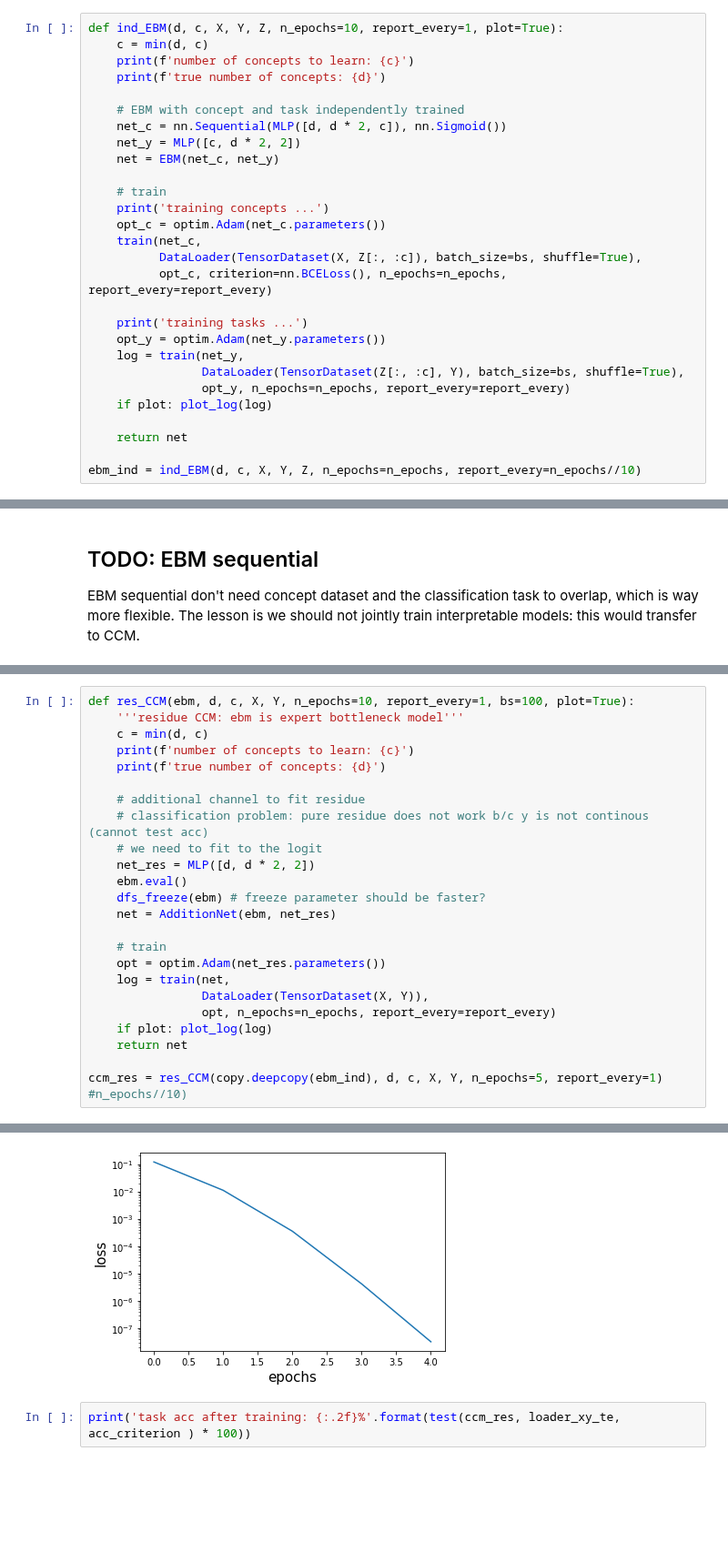
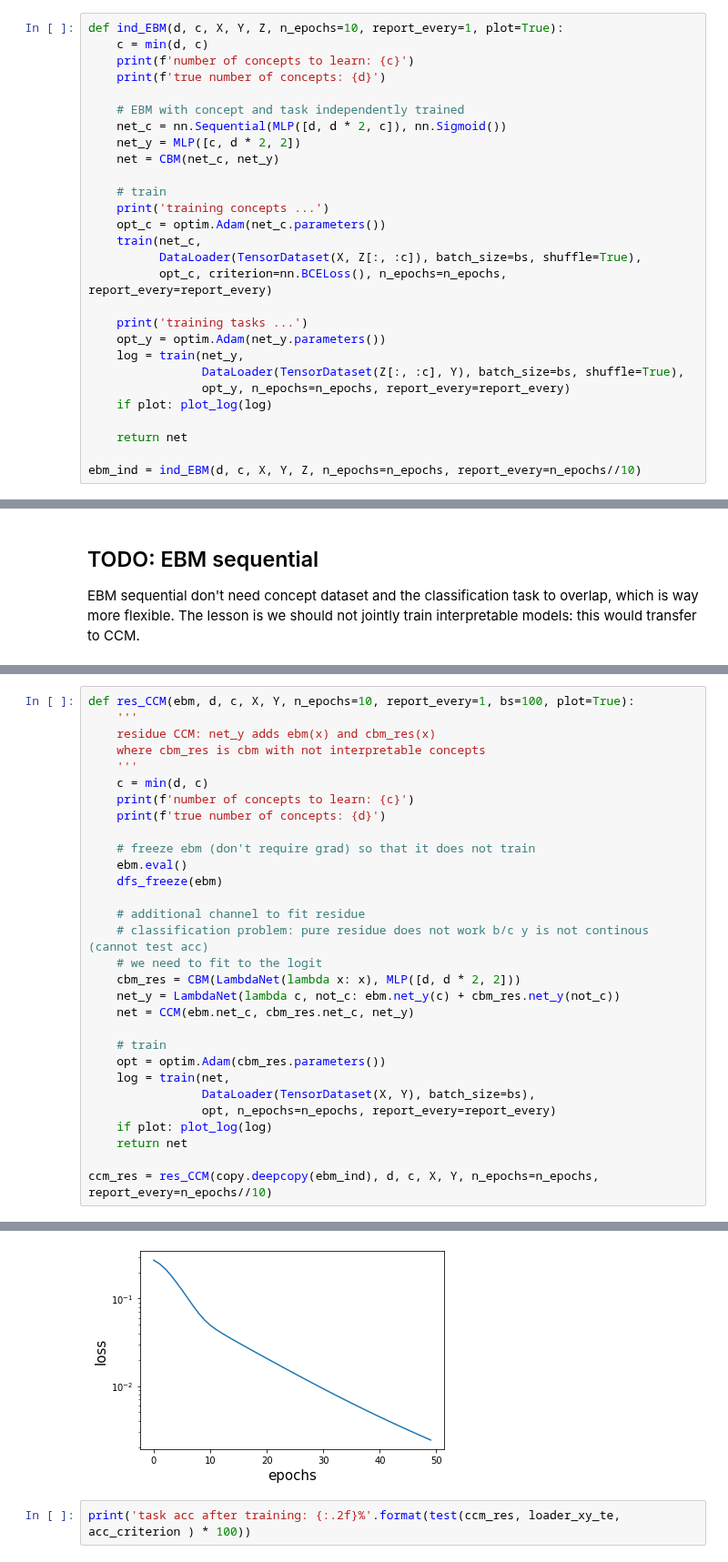
Before and after one commit to nathanwang000/ConceptCredibleModel, a Jupyter notebook: CCM.ipynb, the cells around one changed output, grey strips where cells are left out. Shown at 91% size. Saved outputs shown, nothing was run; the diff lists cells and outputs as text; blank space fills up the shorter version.

```diff
--- a/CCM.ipynb
+++ b/CCM.ipynb
@@ -329,7 +194,7 @@ def ind_EBM(d, c, X, Y, Z, n_epochs=10, report_every=1, plot=True):
     # EBM with concept and task independently trained
     net_c = nn.Sequential(MLP([d, d * 2, c]), nn.Sigmoid())
     net_y = MLP([c, d * 2, 2])
-    net = EBM(net_c, net_y)
+    net = CBM(net_c, net_y)
 
     # train
     print('training concepts ...')
@@ -476,28 +310,34 @@ EBM sequential don't need concept dataset and the classification task to overlap
 It would fail because we know the impact should be the same for $Z_0$ and $Z_1$ and $Z_2$, but we would have observed $Z_0$ have less impact.
 # %%
 def res_CCM(ebm, d, c, X, Y, n_epochs=10, report_every=1, bs=100, plot=True):
-    '''residue CCM: ebm is expert bottleneck model'''
+    '''
+    residue CCM: net_y adds ebm(x) and cbm_res(x)
+    where cbm_res is cbm with not interpretable concepts
+    '''
     c = min(d, c)
     print(f'number of concepts to learn: {c}')
     print(f'true number of concepts: {d}')
 
+    # freeze ebm (don't require grad) so that it does not train
+    ebm.eval()
+    dfs_freeze(ebm)
+
     # additional channel to fit residue
     # classification problem: pure residue does not work b/c y is not continous (cannot test acc)
     # we need to fit to the logit
-    net_res = MLP([d, d * 2, 2])
-    ebm.eval()
-    dfs_freeze(ebm) # freeze parameter should be faster?
-    net = AdditionNet(ebm, net_res)
+    cbm_res = CBM(LambdaNet(lambda x: x), MLP([d, d * 2, 2]))
+    net_y = LambdaNet(lambda c, not_c: ebm.net_y(c) + cbm_res.net_y(not_c))
+    net = CCM(ebm.net_c, cbm_res.net_c, net_y)
 
     # train
-    opt = optim.Adam(net_res.parameters())
+    opt = optim.Adam(cbm_res.parameters())
     log = train(net,
-                DataLoader(TensorDataset(X, Y)),
+                DataLoader(TensorDataset(X, Y), batch_size=bs),
                 opt, n_epochs=n_epochs, report_every=report_every)
     if plot: plot_log(log)
     return net
 
-ccm_res = res_CCM(copy.deepcopy(ebm_ind), d, c, X, Y, n_epochs=5, report_every=1) #n_epochs//10)
+ccm_res = res_CCM(copy.deepcopy(ebm_ind), d, c, X, Y, n_epochs=n_epochs, report_every=n_epochs//10)
 # %% [output]
 number of concepts to learn: 1
 true number of concepts: 3
@@ -505,4 +354,4 @@ epoch   4: loss 3.198e-08
-[figure, old version]
+[figure, new version]
 # %%
 print('task acc after training: {:.2f}%'.format(test(ccm_res, loader_xy_te, acc_criterion ) * 100))
 # %% [output]
```
Also changed, not shown: parts of 24 cells of this notebook, 4 other files.
